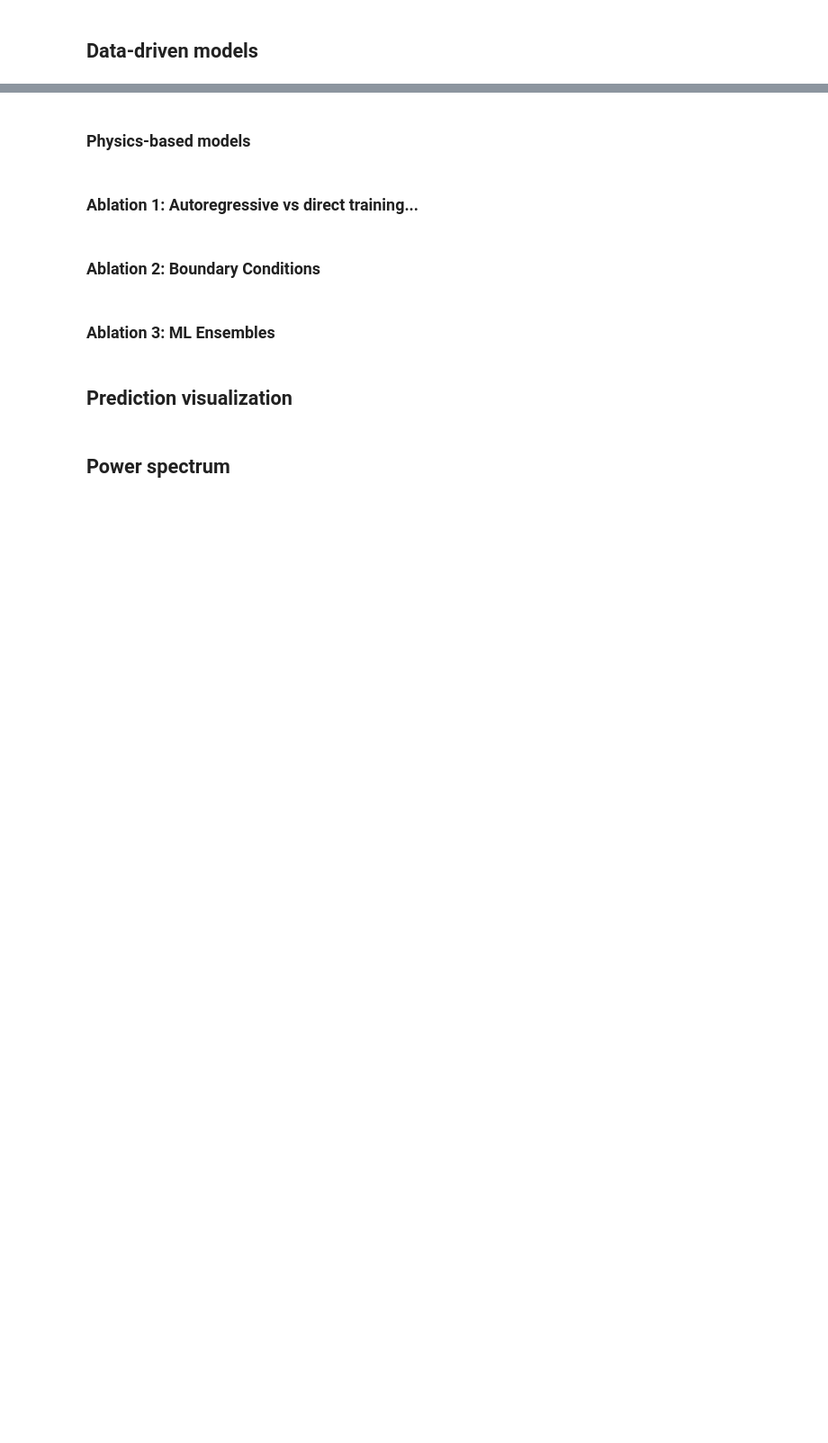
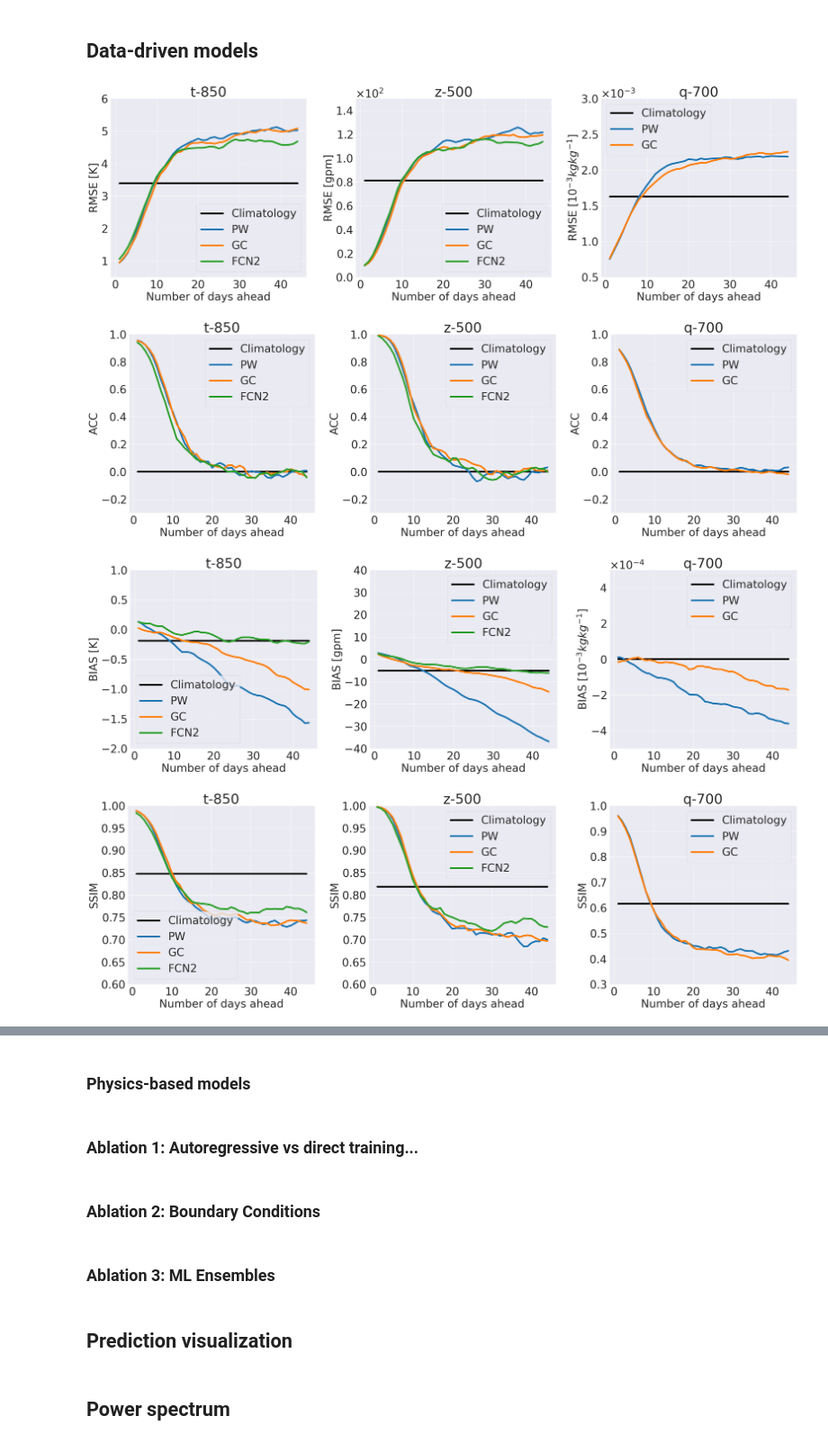
Before and after one commit to leap-stc/ChaosBench, a Jupyter notebook: notebooks/04a_s2s_eval_iter.ipynb, the cells around one changed output, grey strips where cells are left out. Shown at 90% size. Cells and saved outputs as stored; diff of their text form; code cells hidden in the pictures; blank space fills up the shorter version.

```diff
--- a/notebooks/04a_s2s_eval_iter.ipynb
+++ b/notebooks/04a_s2s_eval_iter.ipynb
@@ -91,7 +93,7 @@ for metric_idx, metric in enumerate(metrics):
 
                 # Otherwise plot each model's line
                 else:
-                    if y.mean() != 0.0:  # Only plot if the mean is not zero
+                    if (y.mean() != 0.0) or (model_name == 'climatology'):  # Only plot if the mean is not zero
 
                         sns.lineplot(
                             x=np.arange(1, df.shape[0]+1),
@@ -100,30 +102,35 @@ for metric_idx, metric in enumerate(metrics):
                             linewidth=5,
                             color=linecolors[model_idx],
                             ax=ax
                         )
                     ax.set_ylim(y_lim[metric][headline_var]['min'], y_lim[metric][headline_var]['max'])
 
             except:
                 pass
 
         # Customize labels and titles based on the metric
         x_label = '' if metric in ['sres', 'sdiv'] else 'Number of days ahead'
         y_label = f'{metric.upper()}' if metric in ['acc', 'ssim', 'sres', 'sdiv'] else f'{metric.upper()} [{headline_unit}]'
         ax.set_xlabel(x_label)
         ax.set_ylabel(y_label)
         ax.set_title(f'{headline_var}', fontsize=40)
 
         # Setting the formatter for scientific notation
         formatter = mticker.ScalarFormatter(useMathText=True)
         formatter.set_scientific(True)
         formatter.set_powerlimits((-2,2))
         ax.yaxis.set_major_formatter(formatter)
 
         # Show legend if it's not a bar plot for sres or sdiv
         if metric not in ['sres', 'sdiv']:
             ax.legend()
 
     # Adjust layout and show plot
     plt.tight_layout()
     plt.show()
     f.savefig(f'../docs/sota_{metric}.pdf', dpi=200, bbox_inches='tight');
+# %% [output]
+[figure, added]
+[figure, added]
+[figure, added]
+[figure, added]
```
Also changed, not shown: parts of 4 cells of this notebook, 16 other files.
